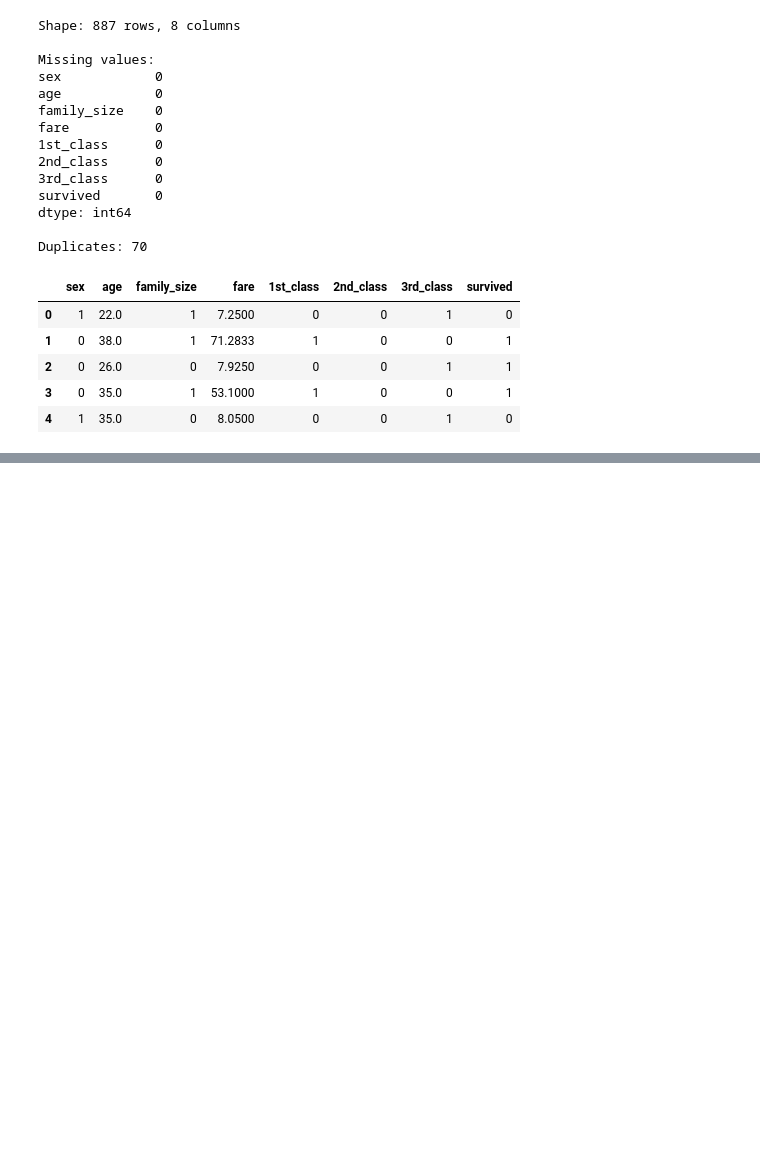
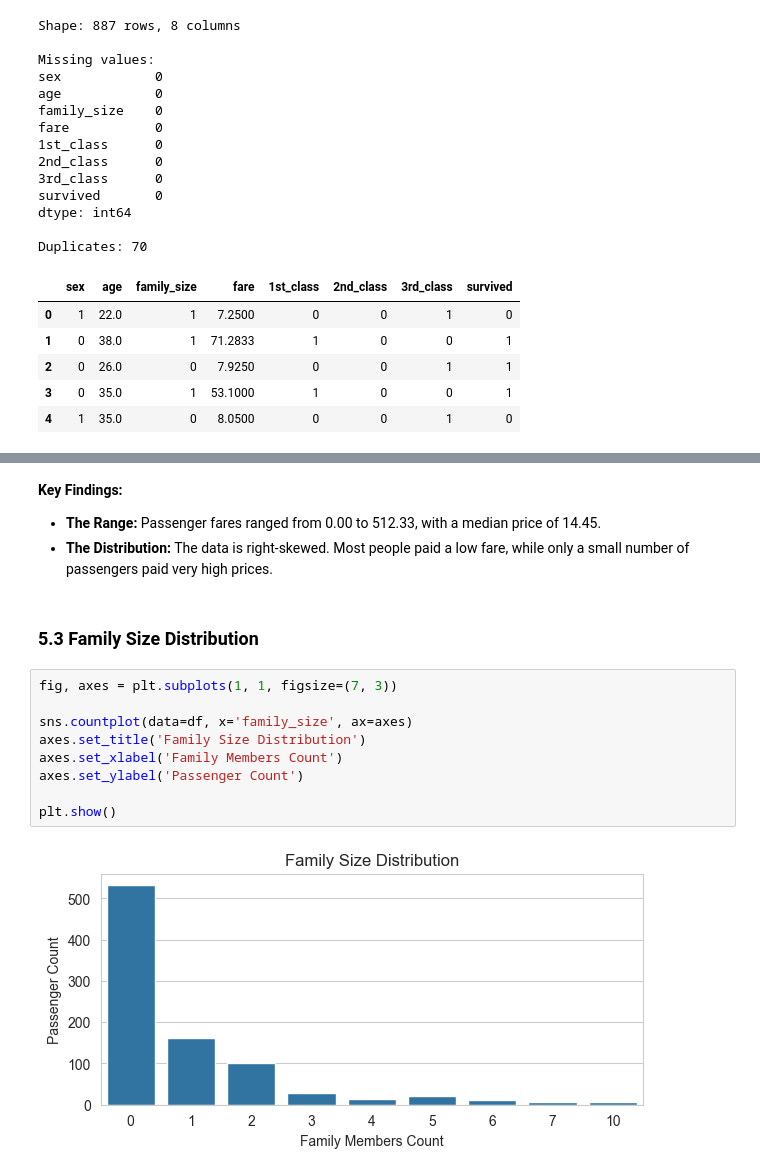
Before and after one commit to ybutkov/LEVEL3-MLOps, a Jupyter notebook: week-1/notebooks/part1_sklearn.ipynb, the cells around one changed output, grey strips where cells are left out. Drawn from its saved outputs; the diff is of its cells as text; blank space fills up the shorter version.

```diff
--- a/week-1/notebooks/part1_sklearn.ipynb
+++ b/week-1/notebooks/part1_sklearn.ipynb
@@ -390,0 +239,18 @@ plt.show()
+# %% [markdown]
+**Key Findings:**
+
+* **The Range:** Passenger fares ranged from 0.00 to 512.33, with a median price of 14.45.
+* **The Distribution:** The data is right-skewed. Most people paid a low fare, while only a small number of passengers paid very high prices.
+# %% [markdown]
+### 5.3 Family Size Distribution
+# %%
+fig, axes = plt.subplots(1, 1, figsize=(7, 3))
+
+sns.countplot(data=df, x='family_size', ax=axes)
+axes.set_title('Family Size Distribution')
+axes.set_xlabel('Family Members Count')
+axes.set_ylabel('Passenger Count')
+
+plt.show()
+# %% [output]
+[figure, added]
```
Also changed, not shown: parts of 56 cells of this notebook, 1 other file.
